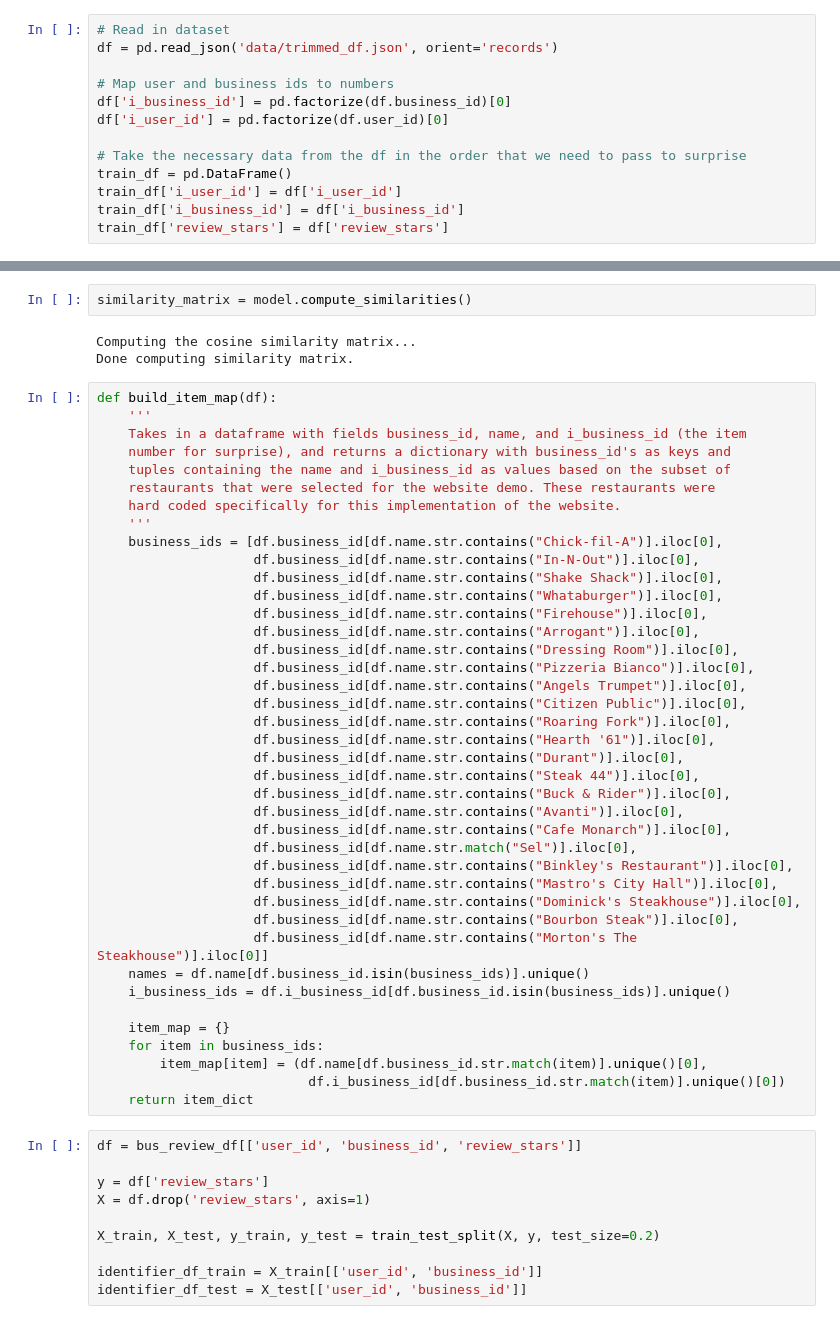
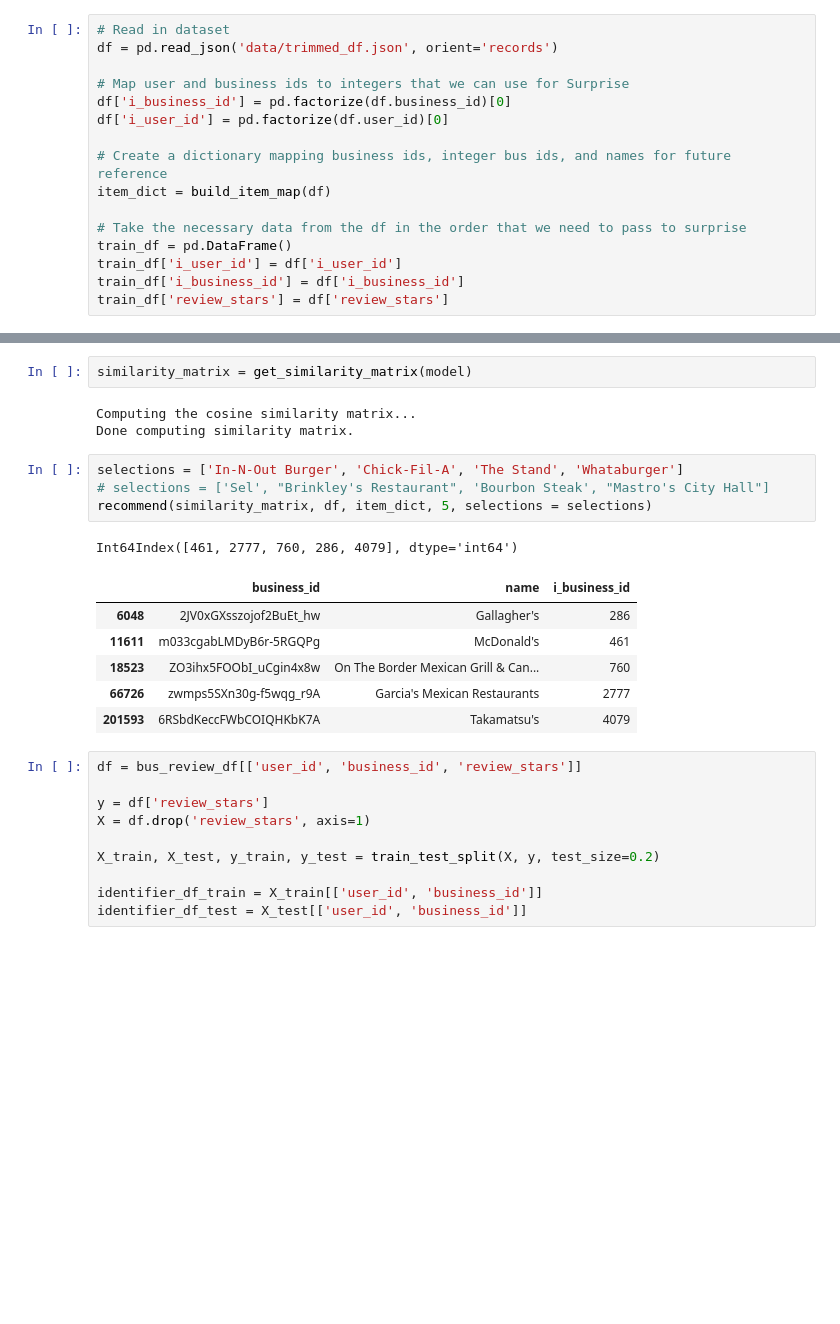
Before and after one commit to mtylerpreston/your_community_eatery, a Jupyter notebook: workbook.ipynb, the cells around one changed output, grey strips where cells are left out. Cells and saved outputs as stored; diff of their text form; blank space fills up the shorter version.

```diff
--- a/workbook.ipynb
+++ b/workbook.ipynb
@@ -326,9 +385,12 @@ calculate_density(bus_review_df, 'user_id', 'business_id')
 # Read in dataset
 df = pd.read_json('data/trimmed_df.json', orient='records')
 
-# Map user and business ids to numbers
+# Map user and business ids to integers that we can use for Surprise
 df['i_business_id'] = pd.factorize(df.business_id)[0]
 df['i_user_id'] = pd.factorize(df.user_id)[0]
+
+# Create a dictionary mapping business ids, integer bus ids, and names for future reference
+item_dict = build_item_map(df)
 
 # Take the necessary data from the df in the order that we need to pass to surprise
 train_df = pd.DataFrame()
@@ -349,48 +416,20 @@ model.fit(trainset)
 # %%
-similarity_matrix = model.compute_similarities()
+similarity_matrix = get_similarity_matrix(model)
 # %% [output]
 Computing the cosine similarity matrix...
 Done computing similarity matrix.
-# %%
-def build_item_map(df):
-    '''
-    Takes in a dataframe with fields business_id, name, and i_business_id (the item
-    number for surprise), and returns a dictionary with business_id's as keys and
-    tuples containing the name and i_business_id as values based on the subset of
-    restaurants that were selected for the website demo. These restaurants were
-    hard coded specifically for this implementation of the website.
-    '''
-    business_ids = [df.business_id[df.name.str.contains("Chick-fil-A")].iloc[0],
-                    df.business_id[df.name.str.contains("In-N-Out")].iloc[0],
-                    df.business_id[df.name.str.contains("Shake Shack")].iloc[0],
-                    df.business_id[df.name.str.contains("Whataburger")].iloc[0],
-                    df.business_id[df.name.str.contains("Firehouse")].iloc[0],
-                    df.business_id[df.name.str.contains("Arrogant")].iloc[0],
-                    df.business_id[df.name.str.contains("Dressing Room")].iloc[0],
-                    df.business_id[df.name.str.contains("Pizzeria Bianco")].iloc[0],
-                    df.business_id[df.name.str.contains("Angels Trumpet")].iloc[0],
-                    df.business_id[df.name.str.contains("Citizen Public")].iloc[0],
-                    df.business_id[df.name.str.contains("Roaring Fork")].iloc[0],
-                    df.business_id[df.name.str.contains("Hearth '61")].iloc[0],
-                    df.business_id[df.name.str.contains("Durant")].iloc[0],
-                    df.business_id[df.name.str.contains("Steak 44")].iloc[0],
-                    df.business_id[df.name.str.contains("Buck & Rider")].iloc[0],
-                    df.business_id[df.name.str.contains("Avanti")].iloc[0],
-                    df.business_id[df.name.str.contains("Cafe Monarch")].iloc[0],
-                    df.business_id[df.name.str.match("Sel")].iloc[0],
-                    df.business_id[df.name.str.contains("Binkley's Restaurant")].iloc[0],
-                    df.business_id[df.name.str.contains("Mastro's City Hall")].iloc[0],
-                    df.business_id[df.name.str.contains("Dominick's Steakhouse")].iloc[0],
-                    df.business_id[df.name.str.contains("Bourbon Steak")].iloc[0],
-                    df.business_id[df.name.str.contains("Morton's The Steakhouse")].iloc[0]]
-    names = df.name[df.business_id.isin(business_ids)].unique()
-    i_business_ids = df.i_business_id[df.business_id.isin(business_ids)].unique()
-
-    item_map = {}
-    for item in business_ids:
-        item_map[item] = (df.name[df.business_id.str.match(item)].unique()[0],
-                           df.i_business_id[df.business_id.str.match(item)].unique()[0])
-    return item_dict
+# %%
+selections = ['In-N-Out Burger', 'Chick-Fil-A', 'The Stand', 'Whataburger']
+# selections = ['Sel', "Brinkley's Restaurant", 'Bourbon Steak', "Mastro's City Hall"]
+recommend(similarity_matrix, df, item_dict, 5, selections = selections)
+# %% [output]
+Int64Index([461, 2777, 760, 286, 4079], dtype='int64')
+|  | business_id | name | i_business_id |
+| 6048 | 2JV0xGXsszojof2BuEt_hw | Gallagher's | 286 |
+| 11611 | m033cgabLMDyB6r-5RGQPg | McDonald's | 461 |
+| 18523 | ZO3ihx5FOObI_uCgin4x8w | On The Border Mexican Grill & Can... | 760 |
+| 66726 | zwmps5SXn30g-f5wqg_r9A | Garcia's Mexican Restaurants | 2777 |
+| 201593 | 6RSbdKeccFWbCOIQHKbK7A | Takamatsu's | 4079 |
 # %%
 df = bus_review_df[['user_id', 'business_id', 'review_stars']]
 
```
Also changed, not shown: parts of 4 cells of this notebook, 1 other file.
